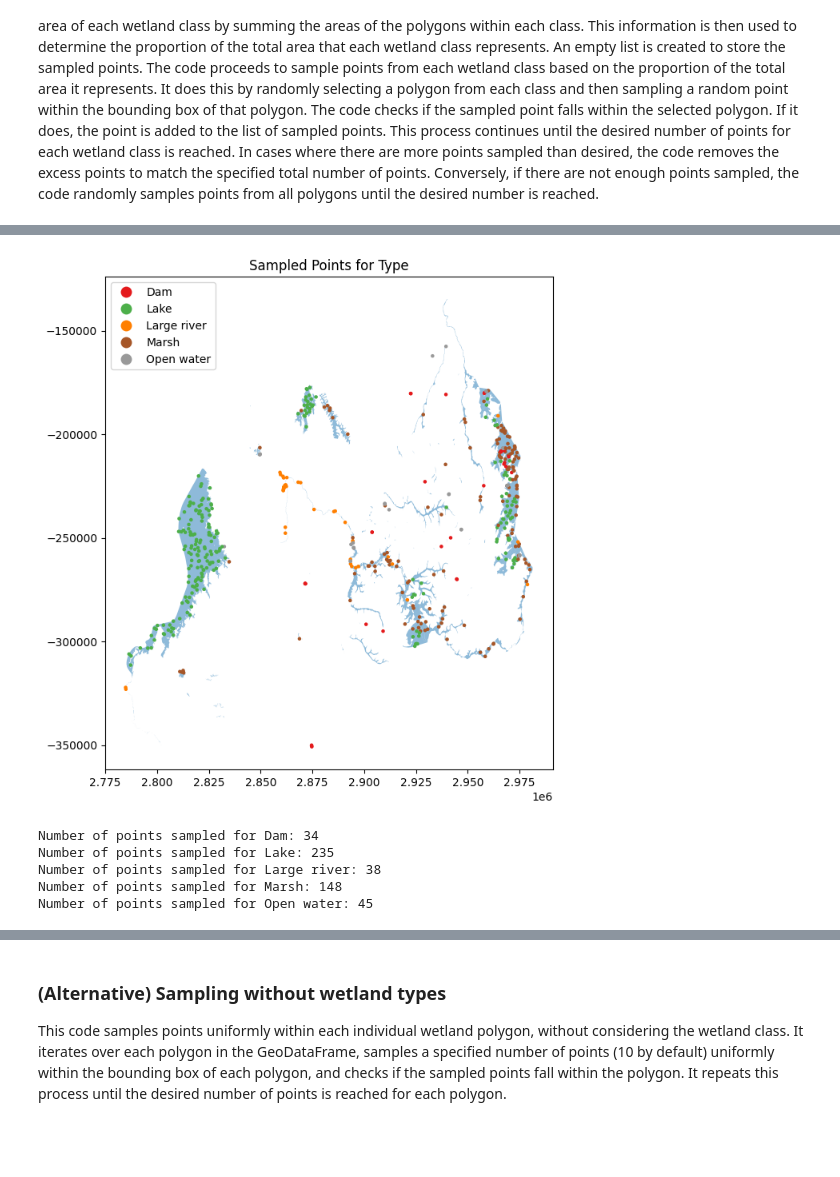
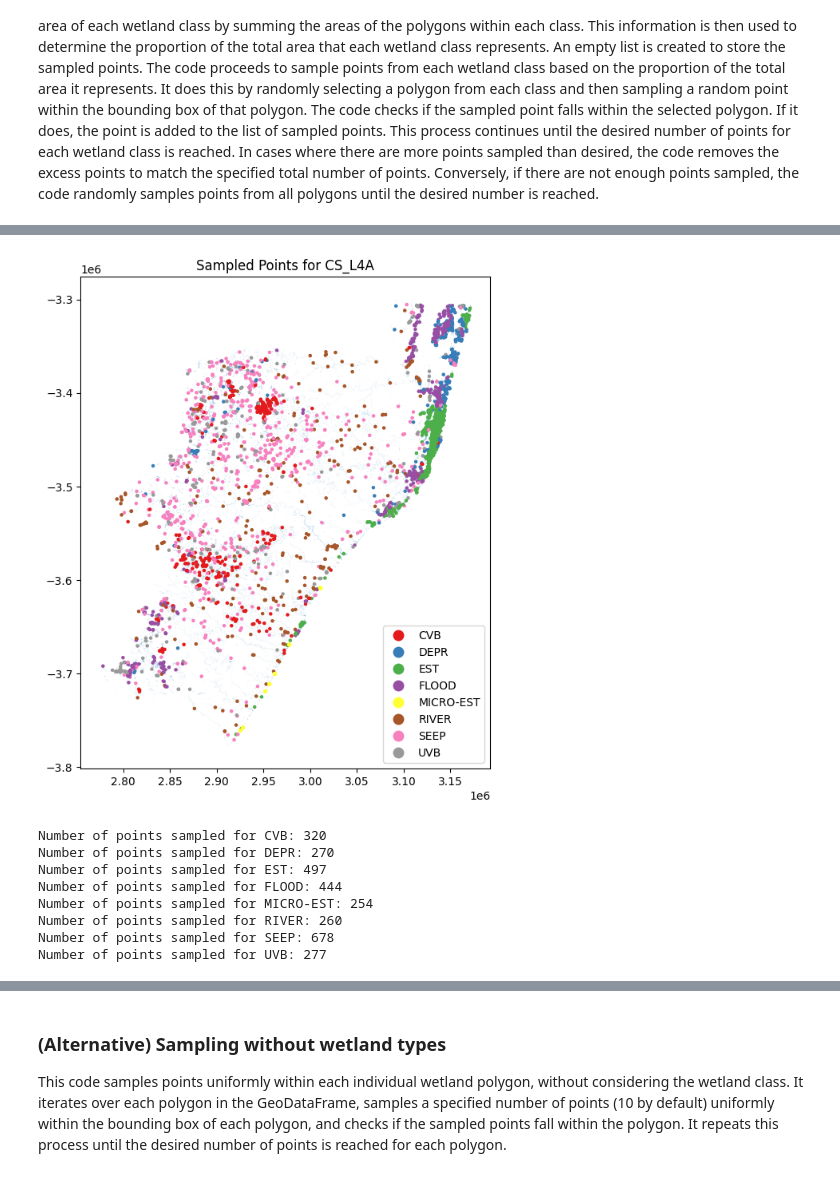
Before and after one commit to teal-waters/deafrica-wetland, a Jupyter notebook: Workflow-notebooks/01_Training_data_preparation.ipynb, the cells around one changed output, grey strips where cells are left out. Cells and saved outputs as stored; diff of their text form; code cells hidden in the pictures; blank space fills up the shorter version.

```diff
--- a/Workflow-notebooks/01_Training_data_preparation.ipynb
+++ b/Workflow-notebooks/01_Training_data_preparation.ipynb
@@ -59,15 +59,15 @@ from deafrica_tools.plotting import display_map, map_shapefile, plot_lulc
 # %%
 # Specify a prefix to identify the area of interest in the saved outputs
 # By assigning the desired prefix, you can easily identify the outputs associated with the specific area of interest.
-prefix = "Rwanda"
+prefix = "KZN"
 
 #Load area of interest vector
-aoi_boundaries_gdf = gpd.read_file("data/rwanda.geojson").to_crs(
+aoi_boundaries_gdf = gpd.read_file("data/KZN.geojson").to_crs(
     "EPSG:6933")
 
 # Load wetland polygons
 wetland_inventory_gdf = gpd.overlay(gpd.read_file(
-    "data/rwanda_wetlands.geojson").to_crs("EPSG:6933"), aoi_boundaries_gdf, how='intersection')
+    "data/south_africa_wetlands.geojson").to_crs("EPSG:6933"), aoi_boundaries_gdf, how='intersection')
 
 
 # Plot the area of interest (AOI) and the Wetland polygons
@@ -106,9 +106,9 @@ wetland_inventory_gdf.head()
 # %%
 # Wetland class column name
-wetland_class_column = 'Type'  # Modify this with your actual column name
+wetland_class_column = 'CS_L4A'  # Modify this with your actual column name
 
 # Define the total number of points to sample
-total_points = 500
+total_points = 3000
 
 # Get the unique classes within the wetland class column
 unique_classes = wetland_inventory_gdf[wetland_class_column].unique()
@@ -148,8 +148,8 @@ for class_name, group in tqdm(grouped,
     num_points = np.ceil(strata_props[class_name] * total_points).astype(int)
 
     # Check if the number of points to sample is less than a desired amount (e.g. 30 points)
-    if num_points < 50:
-        num_points = 50
+    if num_points < 300:
+        num_points = 300
 
     # Calculate the weight for this stratum based on the polygon's size
     weight = strata_weights[class_name]
@@ -187,36 +187,39 @@ wetland_samples_gdf = gpd.GeoDataFrame(
                                 [p[0][1] for p in wetland_points]),
     data={
         'class_id': [p[1] for p in wetland_points],
         'class_name': [p[2] for p in wetland_points]
     }  # Add class_id and class_name as columns
 )
 
 # Plot the wetland polygons and the sampled points
 fig, ax = plt.subplots(figsize=(8, 8))
 wetland_inventory_gdf.plot(ax=ax, alpha=0.5)
 wetland_samples_gdf.plot(ax=ax,
                          column='class_name',
                          categorical=True,
                          legend=True,
                          cmap='Set1',
                          markersize=5)
 plt.title(f"Sampled Points for {wetland_class_column}")
 plt.show()
 
 # Display the number of sampled points for each class after removing the excess
 for class_name, num_points in class_points_dict.items():
     if class_name in wetland_samples_gdf['class_name'].unique():
         num_points_after_removal = (
             wetland_samples_gdf['class_name'] == class_name).sum()
         print(
             f"Number of points sampled for {class_name}: {num_points_after_removal}"
         )
     else:
         print(f"Number of points sampled for {class_name}: 0")
 # %% [output]
-[figure, old version]
+[figure, new version]
-Number of points sampled for Dam: 34
-Number of points sampled for Lake: 235
-Number of points sampled for Large river: 38
-Number of points sampled for Marsh: 148
-Number of points sampled for Open water: 45
+Number of points sampled for CVB: 320
+Number of points sampled for DEPR: 270
+Number of points sampled for EST: 497
+Number of points sampled for FLOOD: 444
+Number of points sampled for MICRO-EST: 254
+Number of points sampled for RIVER: 260
+Number of points sampled for SEEP: 678
+Number of points sampled for UVB: 277
```
Also changed, not shown: parts of 14 cells of this notebook, 1 other file.
